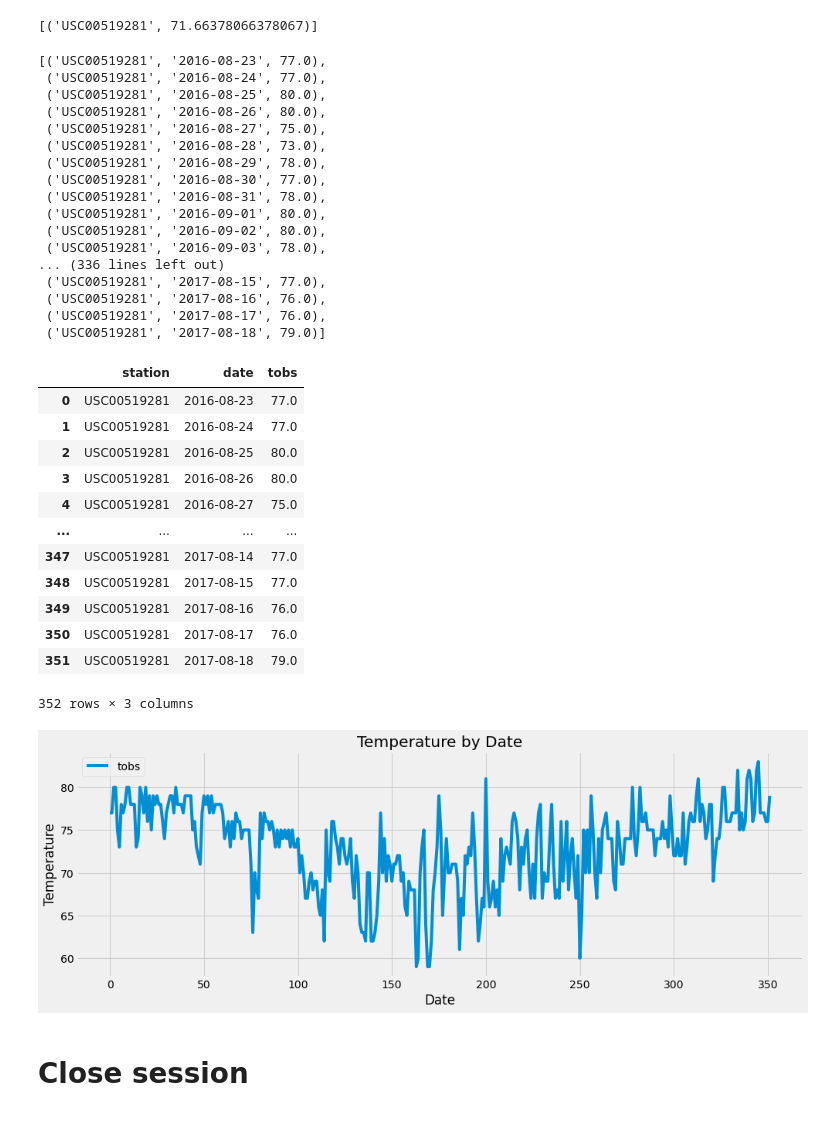
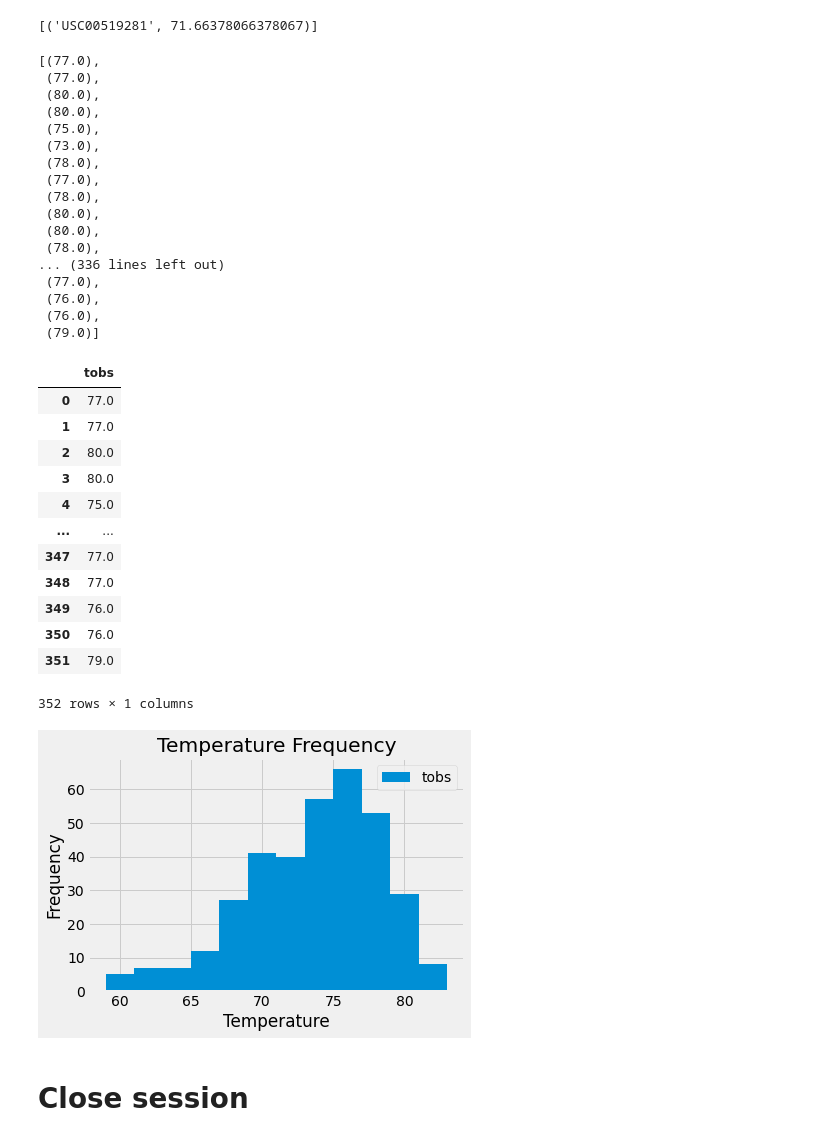
Before and after one commit to BrandonOverlie/sqlalchemy-challenge, a Jupyter notebook: climate_starter.ipynb, the cells around one changed output. Drawn from its saved outputs; the diff is of its cells as text; code cells hidden in the pictures.

```diff
--- a/climate_starter.ipynb
+++ b/climate_starter.ipynb
@@ -151,55 +151,53 @@ station_USC00519281_ave_temp
 # %%
 # Using the most active station id
 # Query the last 12 months of temperature observation data for this station and plot the results as a histogram
-station_USC00519281_temp_last_year = session.query(Measurement.station, Measurement.date, Measurement.tobs).\
+station_USC00519281_temp_last_year = session.query(Measurement.tobs).\
     filter(Measurement.station == 'USC00519281', Measurement.date >= last_year).all()
 station_USC00519281_temp_last_year
 # %% [output]
-[('USC00519281', '2016-08-23', 77.0),
- ('USC00519281', '2016-08-24', 77.0),
- ('USC00519281', '2016-08-25', 80.0),
- ('USC00519281', '2016-08-26', 80.0),
- ('USC00519281', '2016-08-27', 75.0),
- ('USC00519281', '2016-08-28', 73.0),
- ('USC00519281', '2016-08-29', 78.0),
- ('USC00519281', '2016-08-30', 77.0),
- ('USC00519281', '2016-08-31', 78.0),
- ('USC00519281', '2016-09-01', 80.0),
- ('USC00519281', '2016-09-02', 80.0),
- ('USC00519281', '2016-09-03', 78.0),
+[(77.0),
+ (77.0),
+ (80.0),
+ (80.0),
+ (75.0),
+ (73.0),
+ (78.0),
+ (77.0),
+ (78.0),
+ (80.0),
+ (80.0),
+ (78.0),
 ... (336 lines left out)
- ('USC00519281', '2017-08-15', 77.0),
- ('USC00519281', '2017-08-16', 76.0),
- ('USC00519281', '2017-08-17', 76.0),
- ('USC00519281', '2017-08-18', 79.0)]
+ (77.0),
+ (76.0),
+ (76.0),
+ (79.0)]
 # %%
 station_USC00519281_temp_last_year_df =\
-    pd.DataFrame(station_USC00519281_temp_last_year, columns = ['station', 'date', 'tobs'])
+    pd.DataFrame(station_USC00519281_temp_last_year, columns = ['tobs'])
 station_USC00519281_temp_last_year_df
 # %% [output]
-|  | station | date | tobs |
-| 0 | USC00519281 | 2016-08-23 | 77.0 |
-| 1 | USC00519281 | 2016-08-24 | 77.0 |
-| 2 | USC00519281 | 2016-08-25 | 80.0 |
-| 3 | USC00519281 | 2016-08-26 | 80.0 |
-| 4 | USC00519281 | 2016-08-27 | 75.0 |
-| ... | ... | ... | ... |
-| 347 | USC00519281 | 2017-08-14 | 77.0 |
-| 348 | USC00519281 | 2017-08-15 | 77.0 |
-| 349 | USC00519281 | 2017-08-16 | 76.0 |
-| 350 | USC00519281 | 2017-08-17 | 76.0 |
-| 351 | USC00519281 | 2017-08-18 | 79.0 |
+|  | tobs |
+| 0 | 77.0 |
+| 1 | 77.0 |
+| 2 | 80.0 |
+| 3 | 80.0 |
+| 4 | 75.0 |
+| ... | ... |
+| 347 | 77.0 |
+| 348 | 77.0 |
+| 349 | 76.0 |
+| 350 | 76.0 |
+| 351 | 79.0 |
-352 rows × 3 columns
+352 rows × 1 columns
 # %%
-station_USC00519281_temp_last_year_df.plot(figsize = (15, 5))
+station_USC00519281_temp_last_year_df.plot.hist(bins=12)
 
-plt.grid(True)
-plt.title('Temperature by Date')
-plt.xlabel('Date')
-plt.ylabel('Temperature')
+plt.title('Temperature Frequency')
+plt.xlabel('Temperature')
 plt.show()
 # %% [output]
-[figure, old version]
+[figure, new version]
 # %% [markdown]
 # Close session
 # %%
```
Also changed, not shown: 1 other file.
